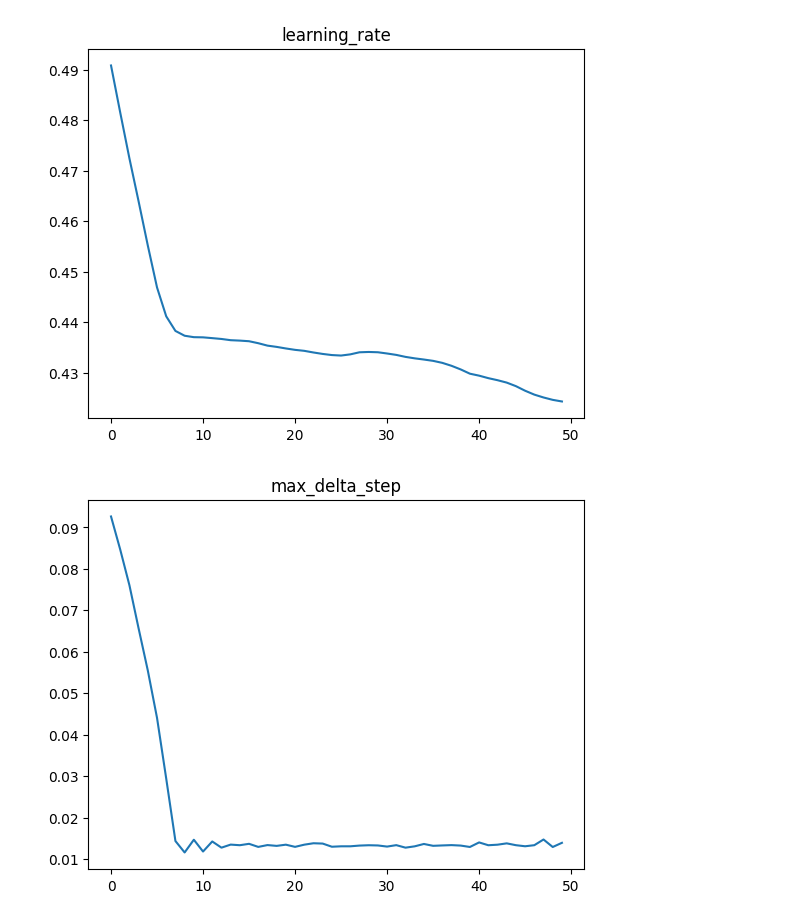
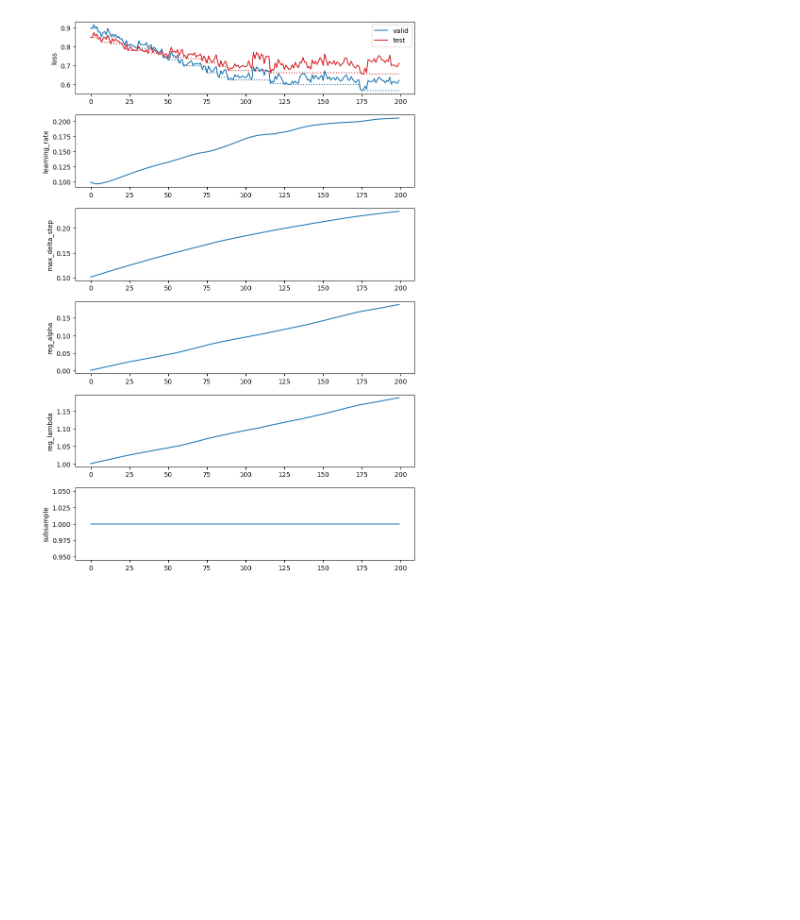
Before and after one commit to AmedeoBiolatti/jaxgboost, a Jupyter notebook: notebooks/example_parameters_gradient.ipynb, the cells around one changed output. Saved outputs shown, nothing was run; the diff lists cells and outputs as text; code cells hidden in the pictures; blank space fills up the shorter version.

Commit message:
updated example_parameters_gradient

```diff
--- a/notebooks/example_parameters_gradient.ipynb
+++ b/notebooks/example_parameters_gradient.ipynb
@@ -60,25 +74,32 @@ def train_loop(params, opt_state):
     return value, params, opt_state
 # %%
 params = {
-    "learning_rate": 0.5,
+    "learning_rate": 0.1,
     "max_delta_step": 0.1,
     "reg_alpha": 0.0,
     "reg_lambda": 1.0,
+    "subsample": 1.0 # in the current implementation the gradient wrt "subsample" is always zero, so the value will not change
 }
-value = train_and_eval(params)
-print(value, {k: np.round(float(v), 6) for k, v in params.items()})
 
+# the loss function is discontinuous, so keeping lr low is probably a good idea
 optimizer = optax.adam(learning_rate=1e-3)
 opt_state = optimizer.init(params)
-values = [value]
+mse_valid_history = []
+mse_test_history  = []
 params_history = []
-for it in range(50):
-    value, params, opt_state = train_loop(params, opt_state)
-    values.append(value)
+
+for it in range(200):
+    _, params, opt_state = train_loop(params, opt_state)
+    mse_valid = train_and_eval_jit(params, (x_train, y_train), (x_valid, y_valid))
+    mse_test  = train_and_eval_jit(params, (x_train, y_train), (x_test, y_test))
+    mse_valid_history.append(mse_valid)
+    mse_test_history.append(mse_test)
     params_history.append(params)
 
-    params['reg_lambda'] = jax.numpy.clip(params['reg_lambda'], 0.0, 10.0)
+    params['learning_rate'] = jax.numpy.clip(params['learning_rate'], 0.0, 1.0)
+    params['reg_lambda'] = jax.numpy.clip(params['reg_lambda'], 1e-6, 10.0)
     params['reg_alpha']  = jax.numpy.clip(params['reg_alpha'], 0.0, 10.0)
 
-    print(value, {k: np.round(float(v), 6) for k, v in params.items()})
+    if it % 10 == 0:
+        print("%.4d\t%.4f\t%.4f" % (it, mse_valid, mse_test), {k: np.round(float(v), 6) for k, v in params.items()})
 # %% [output]
@@ -107,9 +126,16 @@ plt.plot(values)
 # %%
-for k in params_history[0].keys():
-    plt.figure()
-    plt.tight_layout()
-    plt.title(k)
-    plt.plot([p[k] for p in params_history])
+_, ax = plt.subplots(len(params.keys()) + 1, figsize=(8, 12))
+plt.tight_layout()
+
+ax[0].plot(mse_valid_history, color="tab:blue", label="valid")
+ax[0].plot(jax.lax.cummin(jax.numpy.array(mse_valid_history)), color="tab:blue", linestyle=":")
+ax[0].plot(mse_test_history, color="tab:red", label="test")
+ax[0].plot(jax.lax.cummin(jax.numpy.array(mse_test_history)), color="tab:red", linestyle=":")
+ax[0].legend()
+ax[0].set_ylabel("loss")
+
+for i, k in enumerate(params.keys()):
+    ax[i + 1].plot([p[k] for p in params_history])
+    ax[i + 1].set_ylabel(k)
 # %% [output]
-[figure, old version]
+[figure, new version]
-[figure, removed]
```
Also changed, not shown: parts of 5 cells of this notebook.
